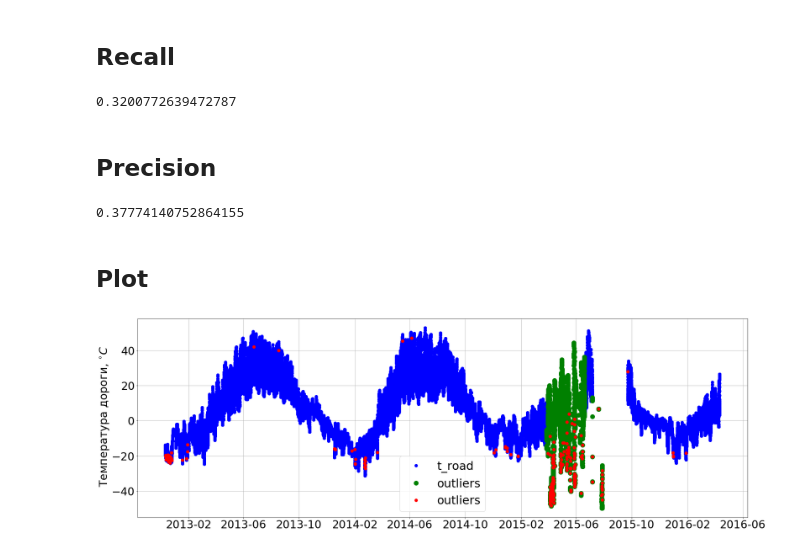
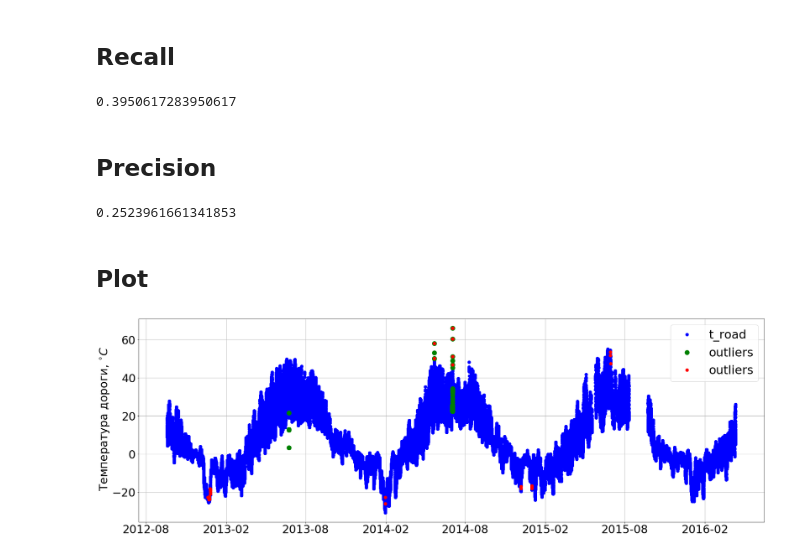
Before and after one commit to NdSv94/MinMax94, a Jupyter notebook: src/pre_defence_experiments/experiment_isolation_forest.ipynb, the cells around one changed output. Saved outputs shown, nothing was run; the diff lists cells and outputs as text; code cells hidden in the pictures.

```diff
--- a/src/pre_defence_experiments/experiment_isolation_forest.ipynb
+++ b/src/pre_defence_experiments/experiment_isolation_forest.ipynb
@@ -130,15 +143,23 @@ import pickle
 
 df_test.to_csv('/mnt/HARD/MinMax94/models/results/isolation_forest.csv', index=False)
 pickle.dump(clf, open('/mnt/HARD/MinMax94/models/pickle/isolation_forest.pickle', "wb"))
+# %%
+from sklearn.ensemble import IsolationForest
+
+clf = IsolationForest(contamination=0.005)
+clf.fit(X_train)
+
+df_test['label_predict'] = (1 - clf.predict(X_test)) / 2
+df_test['decision_function'] = clf.decision_function(X_test)
 # %% [markdown]
 ## Recall
 # %%
 predicted_anomalies_ids = set()
 window = pd.Timedelta('4h')
 
-#st_id = [114, 119, 302, 303, 442, 504, 511, 1838, 1896]
+st_id = [114, 119, 302, 303, 442, 504, 511, 1838, 1896]
 #st_id = [114, 117, 119, 302, 303, 442, 503, 504, 511, 1838, 1896]
-st_id = [114, 117, 119, 302, 303, 307, 393, 442, 503, 504, 511, 516, 1838, 1896]
+#st_id = [114, 117, 119, 302, 303, 307, 393, 442, 503, 504, 511, 516, 1838, 1896]
 for station in st_id:
     df = df_test[df_test['station_id']==station]
     predicted_anomalies = df[df['label_predict']==1]
@@ -155,7 +176,7 @@ tp = set.intersection(true_anomalies_ids, predicted_anomalies_ids)
 recall = len(tp) / len(true_anomalies_ids)
 recall
 # %% [output]
-0.3200772639472787
+0.3950617283950617
 # %% [markdown]
 ## Precision
 # %%
@@ -164,7 +185,7 @@ window = pd.Timedelta('4h')
 
 #st_id = [114, 119, 302, 303, 442, 504, 511, 1838, 1896]
 #st_id = [114, 117, 119, 302, 303, 442, 503, 504, 511, 1838, 1896]
-st_id = [114, 117, 119, 302, 303, 307, 393, 442, 503, 504, 511, 516, 1838, 1896]
+#st_id = [114, 117, 119, 302, 303, 307, 393, 442, 503, 504, 511, 516, 1838, 1896]
 for station in st_id:
     df = df_test[df_test['station_id']==station]
     true_anomalies = df[df['label_true']==1]
@@ -182,7 +203,7 @@ tp = set.intersection(true_anomalies_ids, predicted_anomalies_ids)
 precision = len(tp) / len(predicted_anomalies_ids)
 precision
 # %% [output]
-0.37774140752864155
+0.2523961661341853
 # %% [markdown]
 ## Plot
 # %%
@@ -191,35 +212,35 @@ import matplotlib.pyplot as plt
 #st_id = [114, 117, 119, 442, 504, 511, 1838, 1896]
 #303, 307!!, 393!!, 503, 516
 #test_station_id = [114, 117, 119, 302, 303, 307, 393, 442, 503, 504, 511, 516, 1838, 1896]
-z = copy(df_test[df_test['station_id']==117].set_index('date_time_utc'))
+z = copy(df_test[df_test['station_id']==114].set_index('date_time_utc'))
 
 start = pd.Timestamp(2012, 7, 1)
 end = pd.Timestamp(2017, 8, 15)
 
 to_plot = z[(z.index<=end) & (z.index>=start)]
 
 plt.figure(figsize=(30, 10))
 
 for elem in [True, False]:
     cond_predict = (to_plot['label_predict'] == 0) == elem
     cond_true = (to_plot['label_true'] == 0) == elem
 
     if elem:
         plt.plot_date(to_plot[cond_predict].index, to_plot[cond_predict]['target_t_road'], 'b',
                       linestyle='none', marker='o', markersize=8, label='t_road')
     else:
 
         plt.plot_date(to_plot[cond_true].index, to_plot[cond_true]['target_t_road'], 'g.',
                               linestyle='none', marker='o', label='outliers', markersize=12)
 
         plt.plot_date(to_plot[cond_predict].index, to_plot[cond_predict]['target_t_road'], 'r.',
                               linestyle='none', marker='o', label='outliers', markersize=8)
 
 plt.grid()
 plt.legend(fontsize=32)
 plt.ylabel(r' Температура дороги, $^{\circ}C$', fontsize=30)
 
 plt.tick_params(labelsize=30)
 plt.show()
 # %% [output]
-[figure, old version]
+[figure, new version]
```
Also changed, not shown: parts of 5 cells of this notebook, 19 other files.
